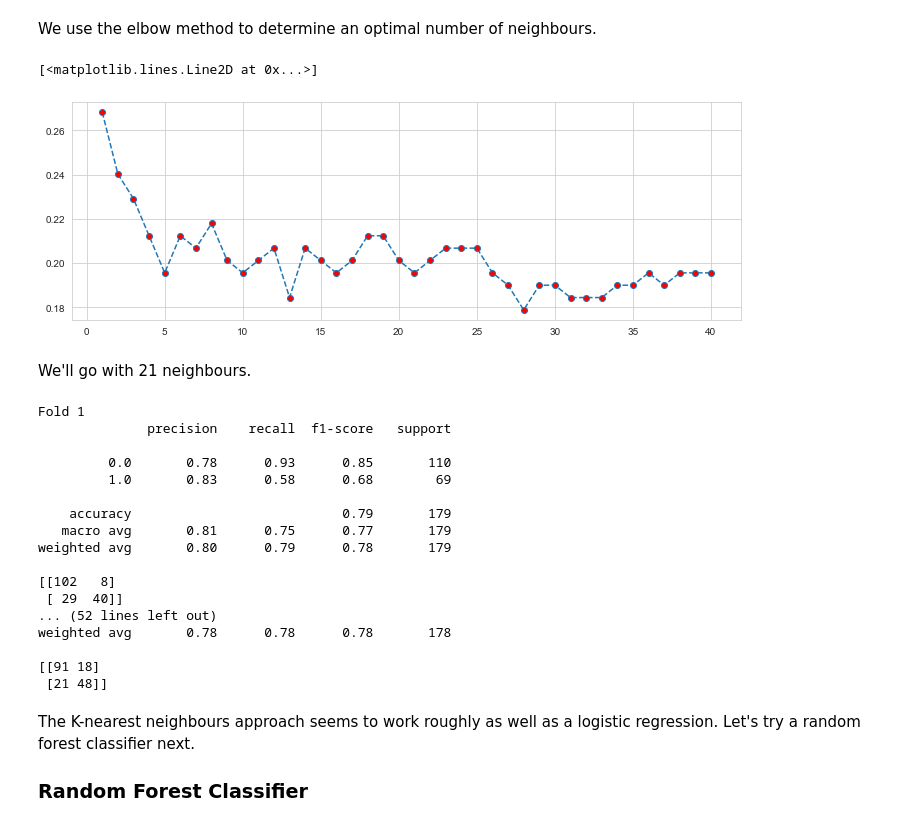
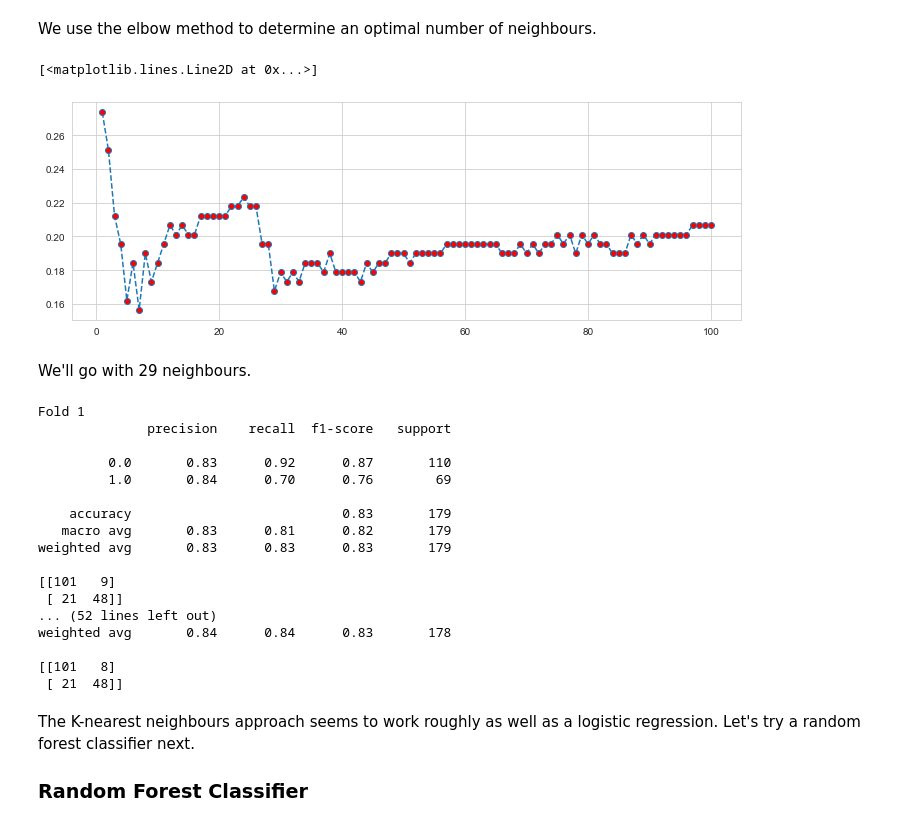
Before and after one commit to ssorkhou/learning, a Jupyter notebook: titanic/Titanic - Machine Learning from Disaster.ipynb, the cells around one changed output. Cells and saved outputs as stored; diff of their text form; code cells hidden in the pictures.

```diff
--- a/titanic/Titanic - Machine Learning from Disaster.ipynb
+++ b/titanic/Titanic - Machine Learning from Disaster.ipynb
@@ -680,0 +697,2 @@ plt.legend()
+# %%
+df.loc[df['Age']<0,'Age']=0
@@ -808,27 +833,27 @@ from sklearn.neighbors import KNeighborsClassifier
 We use the elbow method to determine an optimal number of neighbours.
 # %%
 # initialize the variables
-X_train,X_test,y_train,y_test=train_test_split(train_s.drop(['Survived'],axis=1),train_s['Survived'],test_size=0.2,random_state=101)
+X_train,X_test,y_train,y_test=train_test_split(train_s.drop(['Survived'],axis=1),train_s['Survived'],test_size=0.2,random_state=18,stratify=train_s['Survived'])
 error=[]
 
 # fit the classifier using various values for k
-for i in range(1,41):
+for i in range(1,101):
     knn=KNeighborsClassifier(n_neighbors=i)
     knn.fit(X_train,y_train)
     knn_pred=knn.predict(X_test)
     error.append(np.mean([knn_pred!=y_test]))
 
 # plot the result
 plt.figure(figsize=(12,4))
-plt.plot(range(1,41),error,marker='o',ls='--',markerfacecolor='red')
+plt.plot(range(1,101),error,marker='o',ls='--',markerfacecolor='red')
 # %% [output]
 [<matplotlib.lines.Line2D at 0x...>]
-[figure, old version]
+[figure, new version]
 # %% [markdown]
-We'll go with 21 neighbours.
+We'll go with 29 neighbours.
 # %%
 # initialize variables
-kf=StratifiedKFold(n_splits=5,shuffle=True,random_state=101)
+kf=StratifiedKFold(n_splits=5,shuffle=True,random_state=18)
 pred=[]
 y_true=[]
 i=1
@@ -843,7 +868,7 @@ for trainer,tester in kf.split(train_s.drop('Survived',axis=1),train_s['Survived
     y_test=train_s.iloc[tester]['Survived']
 
     # perform the K-nearest neighbours algorithm
-    knn=KNeighborsClassifier(n_neighbors=21)
+    knn=KNeighborsClassifier(n_neighbors=29)
     knn.fit(X_train,y_train)
 
     # make predictions
@@ -859,20 +884,20 @@ for trainer,tester in kf.split(train_s.drop('Survived',axis=1),train_s['Survived
 Fold 1
               precision    recall  f1-score   support
 
-         0.0       0.78      0.93      0.85       110
-         1.0       0.83      0.58      0.68        69
+         0.0       0.83      0.92      0.87       110
+         1.0       0.84      0.70      0.76        69
 
-    accuracy                           0.79       179
-   macro avg       0.81      0.75      0.77       179
-weighted avg       0.80      0.79      0.78       179
+    accuracy                           0.83       179
+   macro avg       0.83      0.81      0.82       179
+weighted avg       0.83      0.83      0.83       179
 
-[[102   8]
- [ 29  40]]
+[[101   9]
+ [ 21  48]]
 ... (52 lines left out)
-weighted avg       0.78      0.78      0.78       178
+weighted avg       0.84      0.84      0.83       178
 
-[[91 18]
- [21 48]]
+[[101   8]
+ [ 21  48]]
 # %% [markdown]
 The K-nearest neighbours approach seems to work roughly as well as a logistic regression. Let's try a random forest classifier next.
 
```
Also changed, not shown: parts of 19 cells of this notebook, 1 other file.
